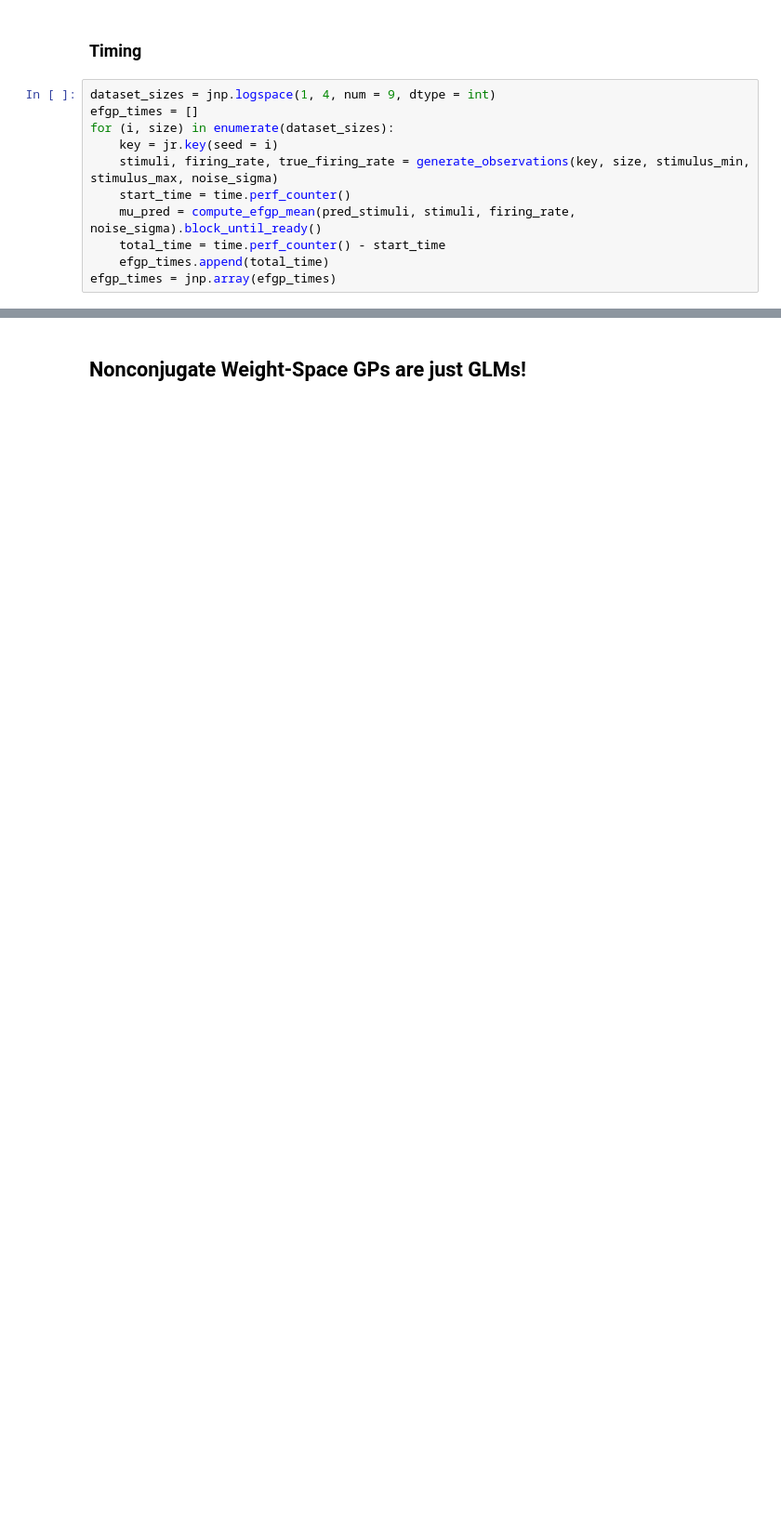
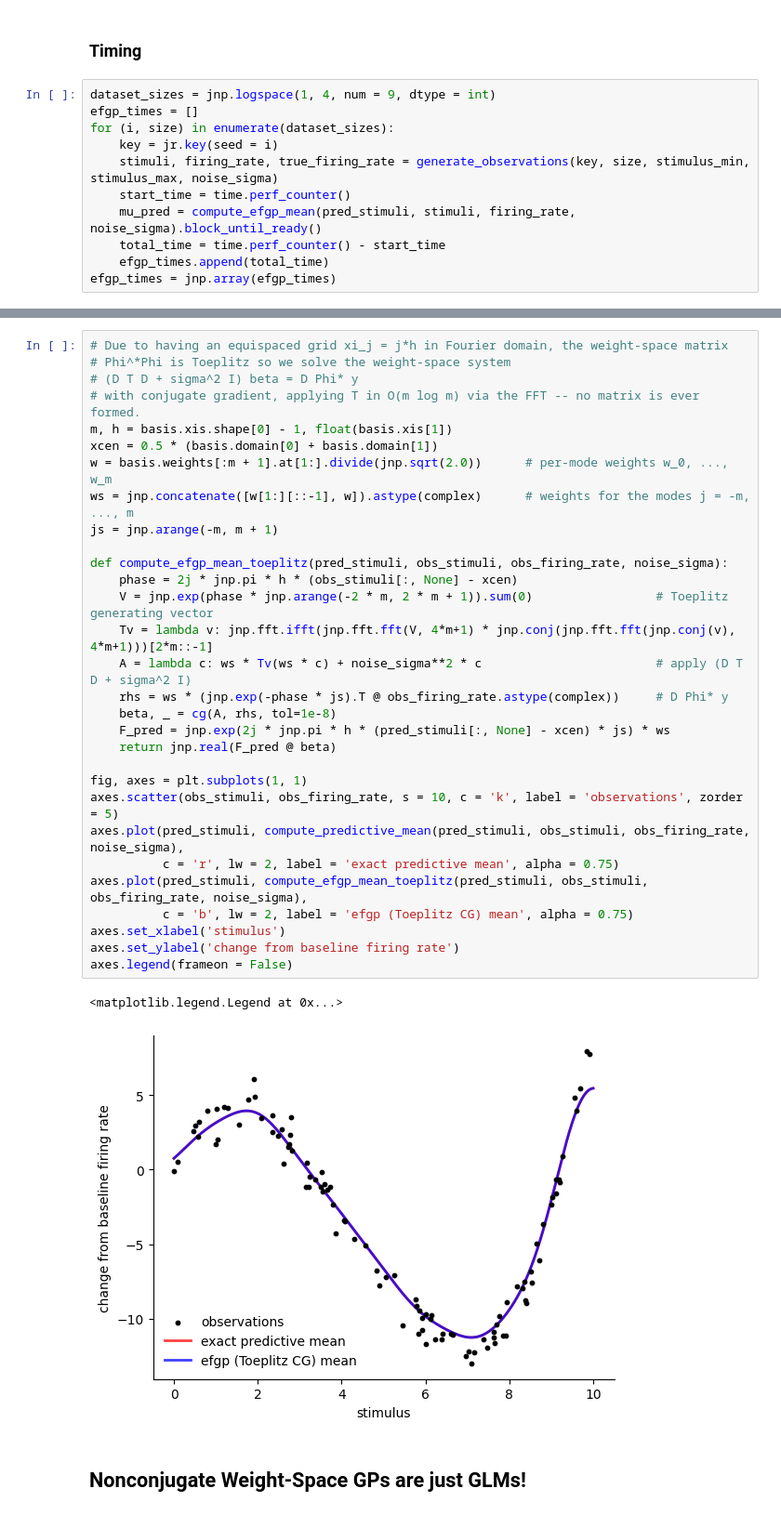
Before and after one commit to flatironinstitute/nemos, a Jupyter notebook: scripts/efgp_tutorial.ipynb, the cells around one changed output, grey strips where cells are left out. Shown at 93% size. Saved outputs shown, nothing was run; the diff lists cells and outputs as text; blank space fills up the shorter version.

Commit message:
add weight space toeplitz solve to the efgp tutorial

```diff
--- a/scripts/efgp_tutorial.ipynb
+++ b/scripts/efgp_tutorial.ipynb
@@ -233,2 +238,35 @@ axes.legend(frameon = False)
+# %%
+# Due to having an equispaced grid xi_j = j*h in Fourier domain, the weight-space matrix
+# Phi^*Phi is Toeplitz so we solve the weight-space system
+# (D T D + sigma^2 I) beta = D Phi* y
+# with conjugate gradient, applying T in O(m log m) via the FFT -- no matrix is ever formed.
+m, h = basis.xis.shape[0] - 1, float(basis.xis[1])
+xcen = 0.5 * (basis.domain[0] + basis.domain[1])
+w = basis.weights[:m + 1].at[1:].divide(jnp.sqrt(2.0))      # per-mode weights w_0, ..., w_m
+ws = jnp.concatenate([w[1:][::-1], w]).astype(complex)      # weights for the modes j = -m, ..., m
+js = jnp.arange(-m, m + 1)
+
+def compute_efgp_mean_toeplitz(pred_stimuli, obs_stimuli, obs_firing_rate, noise_sigma):
+    phase = 2j * jnp.pi * h * (obs_stimuli[:, None] - xcen)
+    V = jnp.exp(phase * jnp.arange(-2 * m, 2 * m + 1)).sum(0)                 # Toeplitz generating vector
+    Tv = lambda v: jnp.fft.ifft(jnp.fft.fft(V, 4*m+1) * jnp.conj(jnp.fft.fft(jnp.conj(v), 4*m+1)))[2*m::-1]
+    A = lambda c: ws * Tv(ws * c) + noise_sigma**2 * c                        # apply (D T D + sigma^2 I)
+    rhs = ws * (jnp.exp(-phase * js).T @ obs_firing_rate.astype(complex))     # D Phi* y
+    beta, _ = cg(A, rhs, tol=1e-8)
+    F_pred = jnp.exp(2j * jnp.pi * h * (pred_stimuli[:, None] - xcen) * js) * ws
+    return jnp.real(F_pred @ beta)
+
+fig, axes = plt.subplots(1, 1)
+axes.scatter(obs_stimuli, obs_firing_rate, s = 10, c = 'k', label = 'observations', zorder = 5)
+axes.plot(pred_stimuli, compute_predictive_mean(pred_stimuli, obs_stimuli, obs_firing_rate, noise_sigma),
+          c = 'r', lw = 2, label = 'exact predictive mean', alpha = 0.75)
+axes.plot(pred_stimuli, compute_efgp_mean_toeplitz(pred_stimuli, obs_stimuli, obs_firing_rate, noise_sigma),
+          c = 'b', lw = 2, label = 'efgp (Toeplitz CG) mean', alpha = 0.75)
+axes.set_xlabel('stimulus')
+axes.set_ylabel('change from baseline firing rate')
+axes.legend(frameon = False)
+# %% [output]
+<matplotlib.legend.Legend at 0x...>
+[figure, added]
 # %% [markdown]
 ## Nonconjugate Weight-Space GPs are just GLMs!
```
Also changed, not shown: parts of 6 cells of this notebook.
